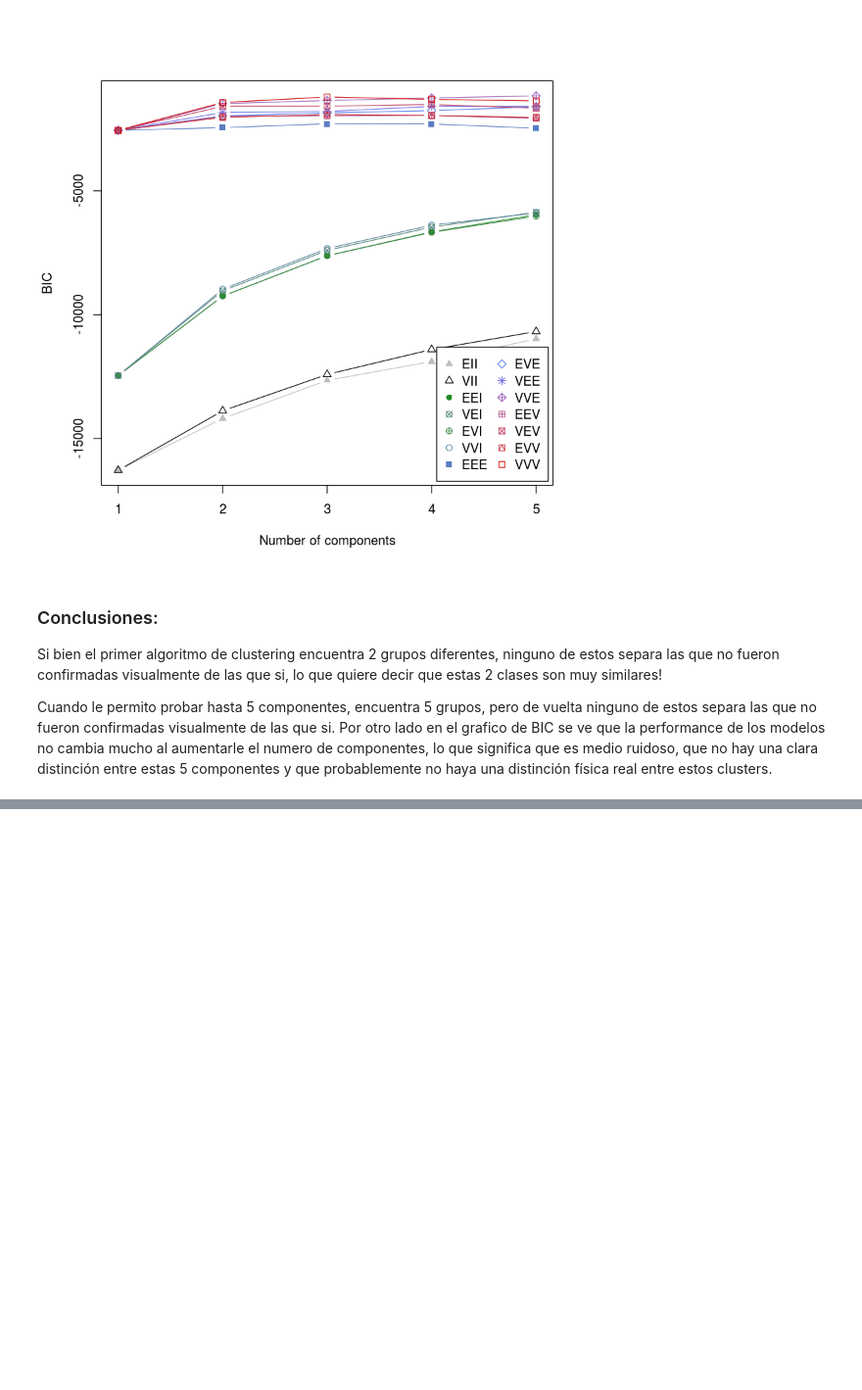
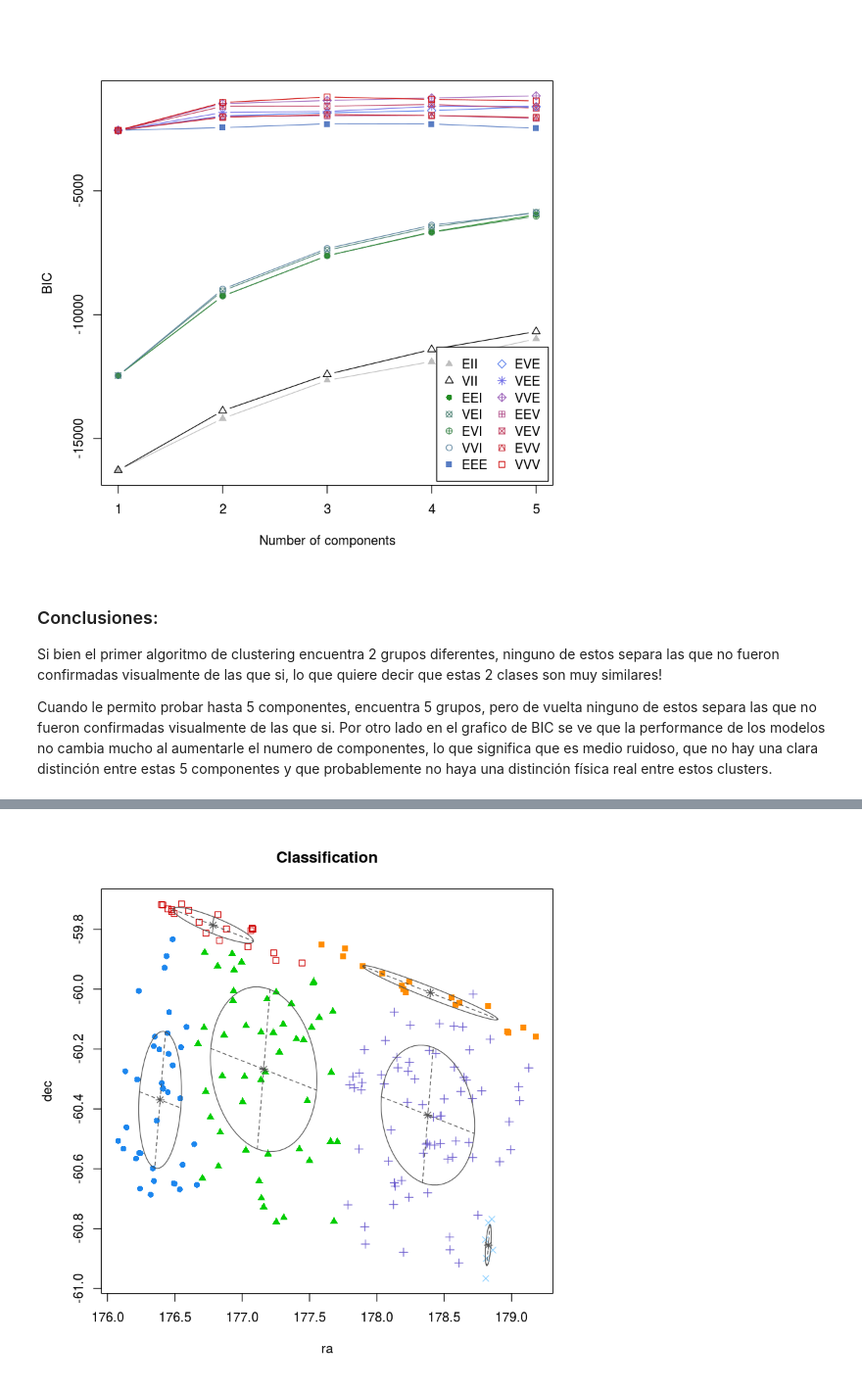
Before and after one commit to BrunoSanchez/VVV_galaxies, a Jupyter notebook: clustering.ipynb, the cells around one changed output, grey strips where cells are left out. Shown at 98% size. Drawn from its saved outputs; the diff is of its cells as text; code cells hidden in the pictures; blank space fills up the shorter version.

```diff
--- a/clustering.ipynb
+++ b/clustering.ipynb
@@ -89,0 +227,4 @@ Por otro lado en el grafico de BIC se ve que la performance de los modelos no ca
+# %%
+plot(mc2,what='classification')
+# %% [output]
+[figure, added]
```
Also changed, not shown: parts of 22 cells of this notebook.
